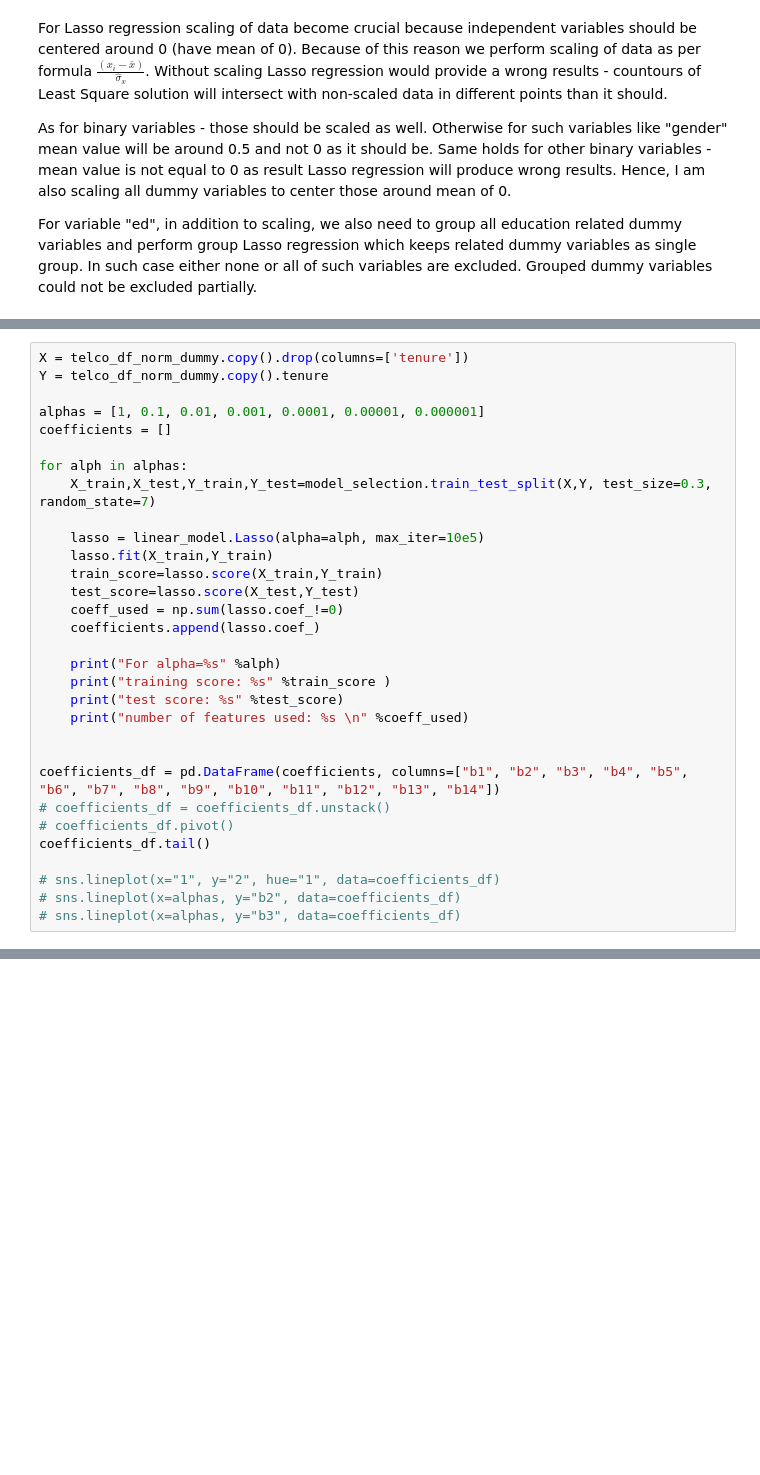
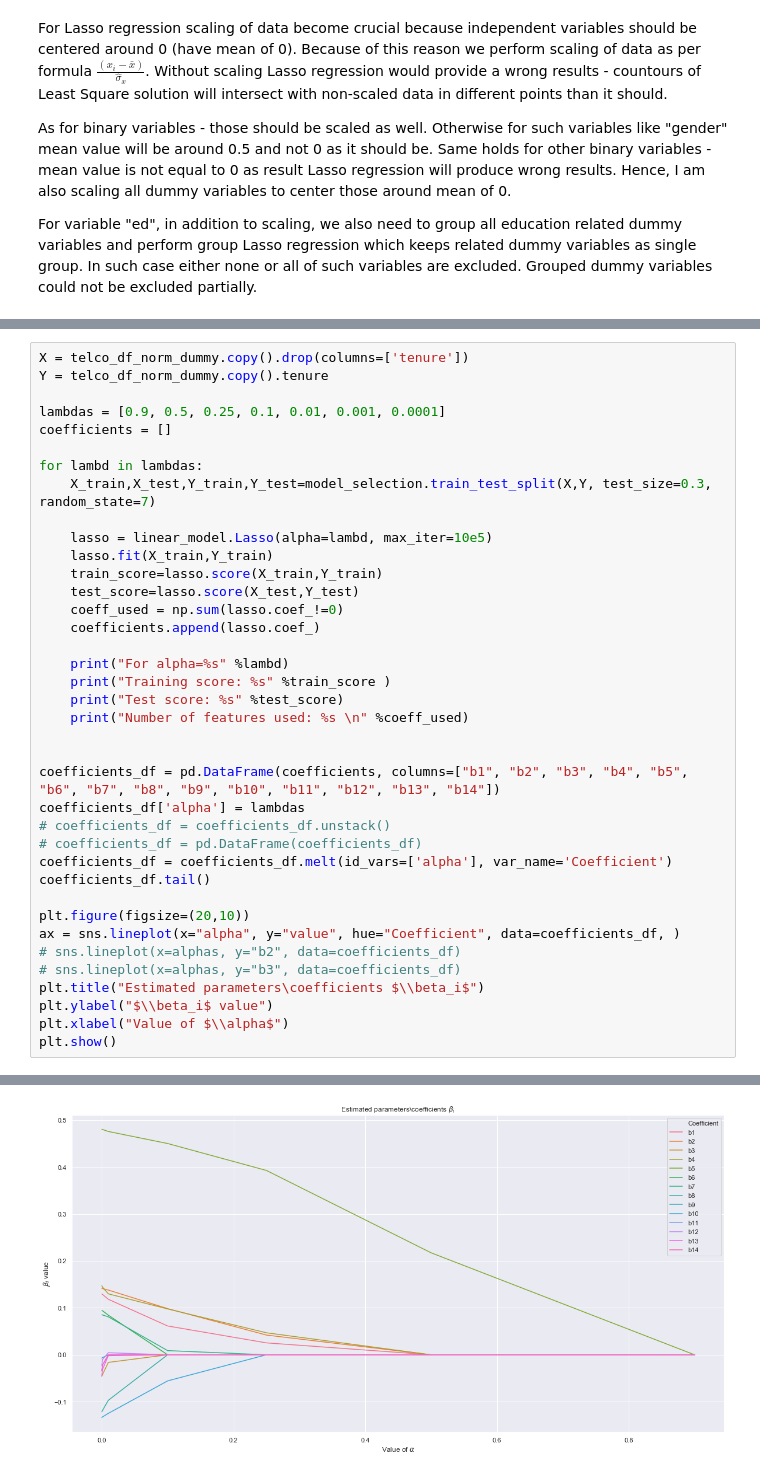
Before and after one commit to kai-wren/Statistic, a Jupyter notebook: Assignment 3.ipynb, the cells around one changed output, grey strips where cells are left out. Drawn from its saved outputs; the diff is of its cells as text; blank space fills up the shorter version.

```diff
--- a/Assignment 3.ipynb
+++ b/Assignment 3.ipynb
@@ -116,31 +116,38 @@ Run a lasso regression for data with $\alpha \in (0, 1)$. Plot the estimated par
 X = telco_df_norm_dummy.copy().drop(columns=['tenure'])
 Y = telco_df_norm_dummy.copy().tenure
 
-alphas = [1, 0.1, 0.01, 0.001, 0.0001, 0.00001, 0.000001]
+lambdas = [0.9, 0.5, 0.25, 0.1, 0.01, 0.001, 0.0001]
 coefficients = []
 
-for alph in alphas:
+for lambd in lambdas:
     X_train,X_test,Y_train,Y_test=model_selection.train_test_split(X,Y, test_size=0.3, random_state=7)
 
-    lasso = linear_model.Lasso(alpha=alph, max_iter=10e5)
+    lasso = linear_model.Lasso(alpha=lambd, max_iter=10e5)
     lasso.fit(X_train,Y_train)
     train_score=lasso.score(X_train,Y_train)
     test_score=lasso.score(X_test,Y_test)
     coeff_used = np.sum(lasso.coef_!=0)
     coefficients.append(lasso.coef_)
 
-    print("For alpha=%s" %alph)
-    print("training score: %s" %train_score )
-    print("test score: %s" %test_score)
-    print("number of features used: %s \n" %coeff_used)
+    print("For alpha=%s" %lambd)
+    print("Training score: %s" %train_score )
+    print("Test score: %s" %test_score)
+    print("Number of features used: %s \n" %coeff_used)
 
 
 coefficients_df = pd.DataFrame(coefficients, columns=["b1", "b2", "b3", "b4", "b5", "b6", "b7", "b8", "b9", "b10", "b11", "b12", "b13", "b14"])
+coefficients_df['alpha'] = lambdas
 # coefficients_df = coefficients_df.unstack()
-# coefficients_df.pivot()
+# coefficients_df = pd.DataFrame(coefficients_df)
+coefficients_df = coefficients_df.melt(id_vars=['alpha'], var_name='Coefficient')
 coefficients_df.tail()
 
-# sns.lineplot(x="1", y="2", hue="1", data=coefficients_df)
+plt.figure(figsize=(20,10))
+ax = sns.lineplot(x="alpha", y="value", hue="Coefficient", data=coefficients_df, )
 # sns.lineplot(x=alphas, y="b2", data=coefficients_df)
 # sns.lineplot(x=alphas, y="b3", data=coefficients_df)
+plt.title("Estimated parameters\coefficients $\\beta_i$")
+plt.ylabel("$\\beta_i$ value")
+plt.xlabel("Value of $\\alpha$")
+plt.show()
 # %% [output]
@@ -169,0 +171 @@ number of features used: 14
+[figure, added]
```
Also changed, not shown: parts of 2 cells of this notebook.
